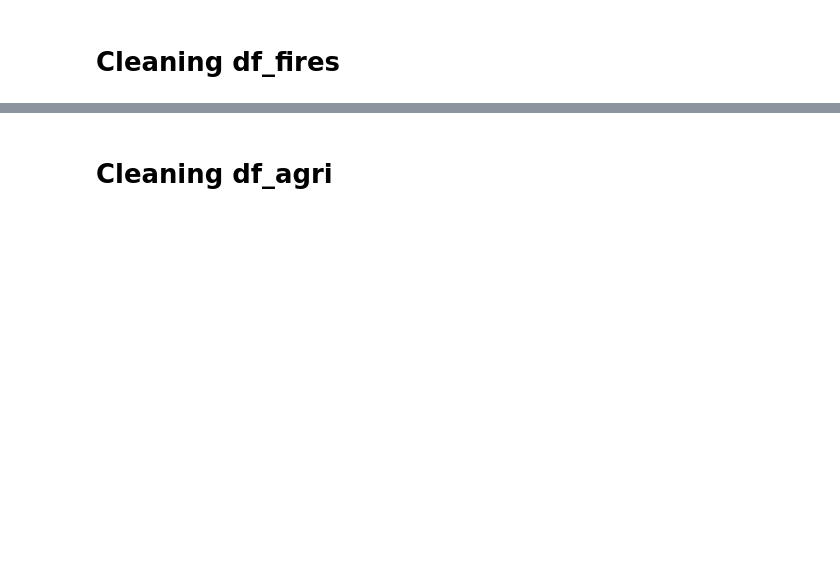
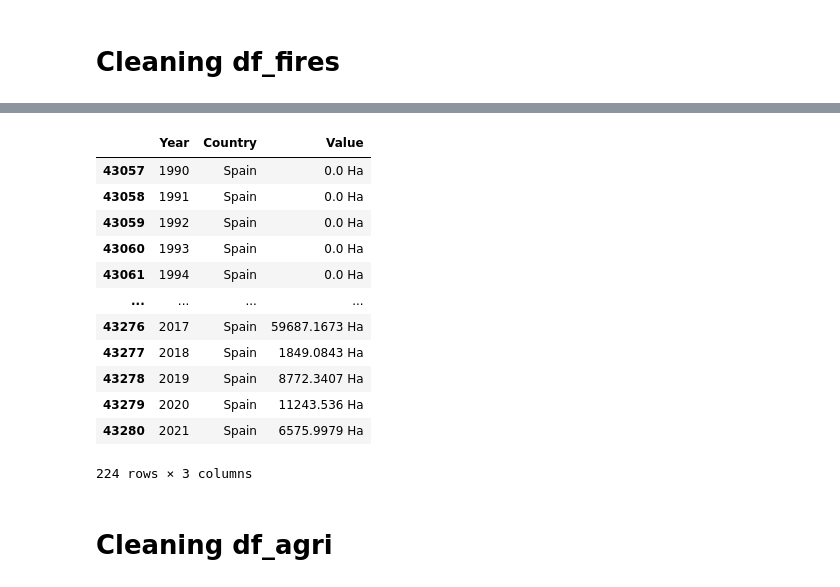
Before and after one commit to AlfonsoUrra/Climate-Change-Predictive-Model, a Jupyter notebook: src/Main.ipynb, the cells around one changed output, grey strips where cells are left out. Drawn from its saved outputs; the diff is of its cells as text; code cells hidden in the pictures; blank space fills up the shorter version.

```diff
--- a/src/Main.ipynb
+++ b/src/Main.ipynb
@@ -306,6 +307,22 @@ df_fires = df_fires.reindex(columns = ['Year', 'Country', 'Value'])
 # %%
 #Guardar csv
 df_fires.to_csv('../data/df_fires.csv')
+# %%
+df_fires[df_fires['Country'] == 'Spain']
+# %% [output]
+|  | Year | Country | Value |
+| 43057 | 1990 | Spain | 0.0 Ha |
+| 43058 | 1991 | Spain | 0.0 Ha |
+| 43059 | 1992 | Spain | 0.0 Ha |
+| 43060 | 1993 | Spain | 0.0 Ha |
+| 43061 | 1994 | Spain | 0.0 Ha |
+| ... | ... | ... | ... |
+| 43276 | 2017 | Spain | 59687.1673 Ha |
+| 43277 | 2018 | Spain | 1849.0843 Ha |
+| 43278 | 2019 | Spain | 8772.3407 Ha |
+| 43279 | 2020 | Spain | 11243.536 Ha |
+| 43280 | 2021 | Spain | 6575.9979 Ha |
+224 rows × 3 columns
 # %% [markdown]
 # Cleaning df_agri
 # %%
```
Also changed, not shown: parts of 79 cells of this notebook.
